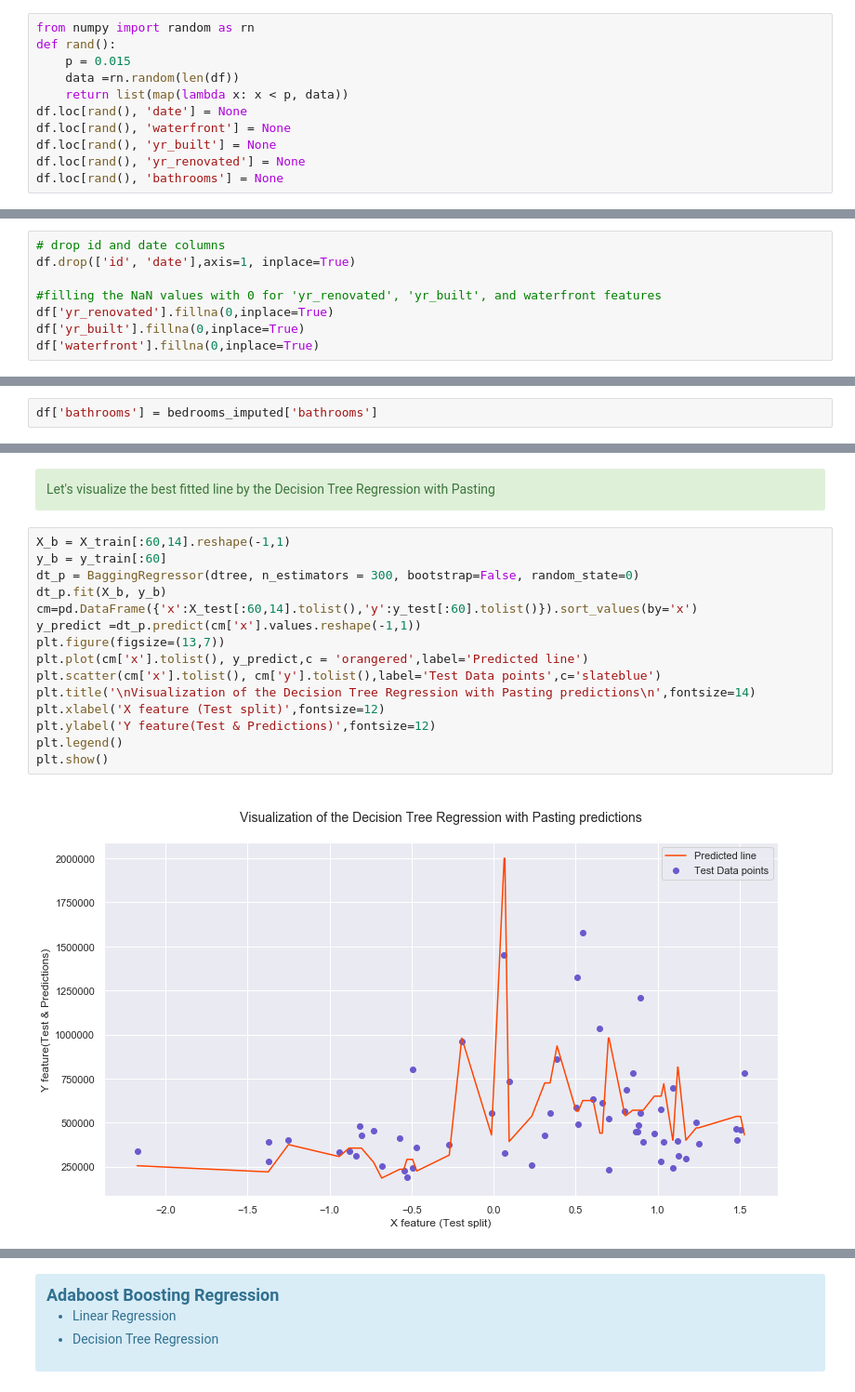
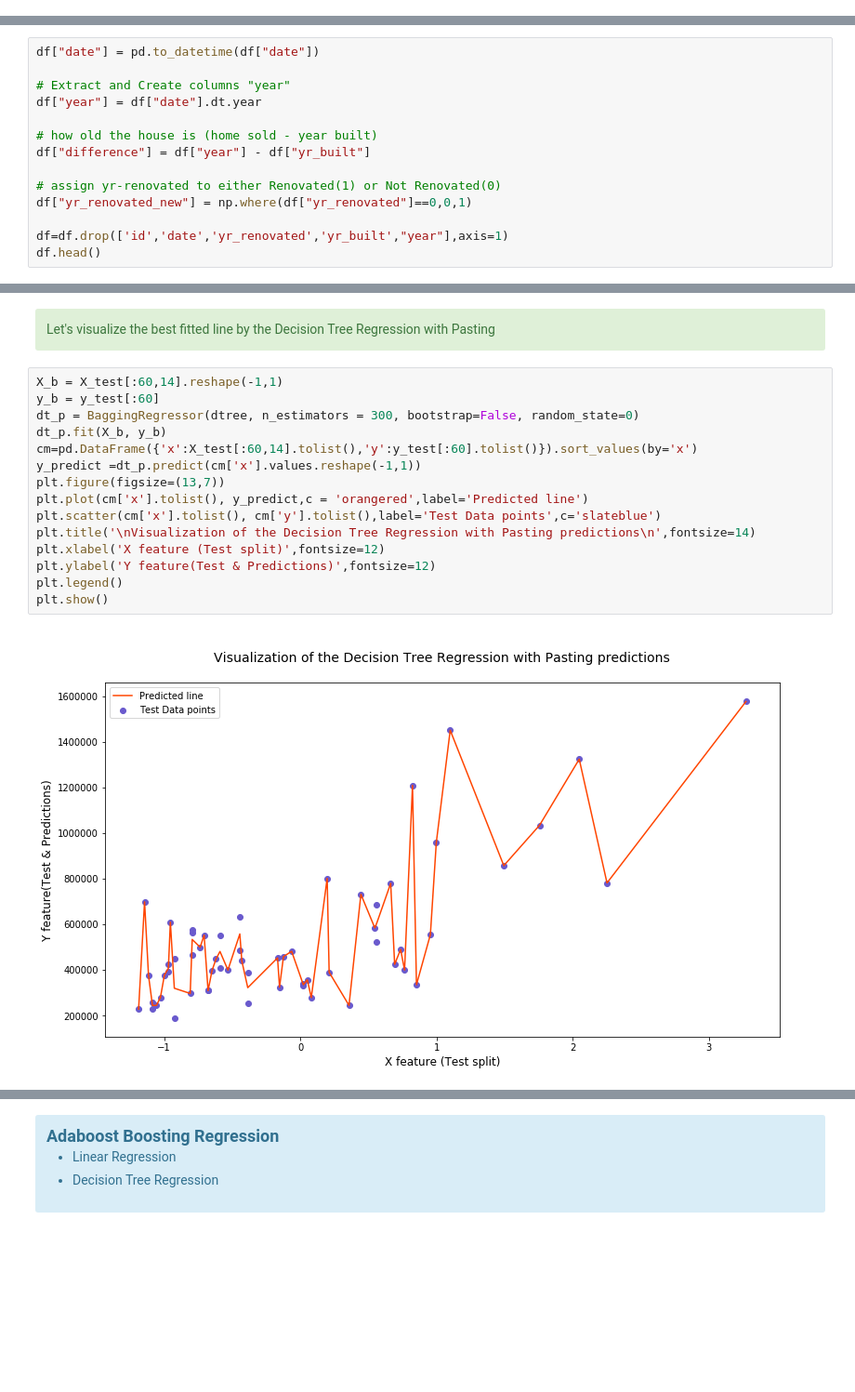
Before and after one commit to dtliao/house_sales_King_County_part2, a Jupyter notebook: house_sales_King_County2.ipynb, the cells around one changed output, grey strips where cells are left out. Shown at 93% size. Saved outputs shown, nothing was run; the diff lists cells and outputs as text; blank space fills up the shorter version.

```diff
--- a/house_sales_King_County2.ipynb
+++ b/house_sales_King_County2.ipynb
@@ -35,11 +33,0 @@ df.head()
-# %%
-from numpy import random as rn
-def rand():
-    p = 0.015
-    data =rn.random(len(df))
-    return list(map(lambda x: x < p, data))
-df.loc[rand(), 'date'] = None
-df.loc[rand(), 'waterfront'] = None
-df.loc[rand(), 'yr_built'] = None
-df.loc[rand(), 'yr_renovated'] = None
-df.loc[rand(), 'bathrooms'] = None
@@ -69,8 +33,0 @@ pd.concat([df.isnull().sum().sort_values(ascending = False),((df.isnull().sum()
-# %%
-# drop id and date columns
-df.drop(['id', 'date'],axis=1, inplace=True)
-
-#filling the NaN values with 0 for 'yr_renovated', 'yr_built', and waterfront features
-df['yr_renovated'].fillna(0,inplace=True)
-df['yr_built'].fillna(0,inplace=True)
-df['waterfront'].fillna(0,inplace=True)
@@ -118,2 +33,0 @@ bedrooms_imputed['bathrooms'].isnull().sum()
-# %%
-df['bathrooms'] = bedrooms_imputed['bathrooms']
@@ -132,0 +34,14 @@ And we will also be dropping the features `id` and `date as they won't be quite
+# %%
+df["date"] = pd.to_datetime(df["date"])
+
+# Extract and Create columns "year"
+df["year"] = df["date"].dt.year
+
+# how old the house is (home sold - year built)
+df["difference"] = df["year"] - df["yr_built"]
+
+# assign yr-renovated to either Renovated(1) or Not Renovated(0)
+df["yr_renovated_new"] = np.where(df["yr_renovated"]==0,0,1)
+
+df=df.drop(['id','date','yr_renovated','yr_built',"year"],axis=1)
+df.head()
@@ -580,22 +492,22 @@ For max features = 10 , max_samples = 0.5 , n_estimators = 300 :
 # %% [markdown]
 <div class="alert alert-block alert-success">Let's visualize the best fitted line by the Decision Tree Regression with Pasting
 # %%
-X_b = X_train[:60,14].reshape(-1,1)
-y_b = y_train[:60]
+X_b = X_test[:60,14].reshape(-1,1)
+y_b = y_test[:60]
 dt_p = BaggingRegressor(dtree, n_estimators = 300, bootstrap=False, random_state=0)
 dt_p.fit(X_b, y_b)
 cm=pd.DataFrame({'x':X_test[:60,14].tolist(),'y':y_test[:60].tolist()}).sort_values(by='x')
 y_predict =dt_p.predict(cm['x'].values.reshape(-1,1))
 plt.figure(figsize=(13,7))
 plt.plot(cm['x'].tolist(), y_predict,c = 'orangered',label='Predicted line')
 plt.scatter(cm['x'].tolist(), cm['y'].tolist(),label='Test Data points',c='slateblue')
 plt.title('\nVisualization of the Decision Tree Regression with Pasting predictions\n',fontsize=14)
 plt.xlabel('X feature (Test split)',fontsize=12)
 plt.ylabel('Y feature(Test & Predictions)',fontsize=12)
 plt.legend()
 plt.show()
 # %% [output]
-[figure, old version]
+[figure, new version]
 # %% [markdown]
 <div class="alert alert-block alert-danger">
 
```
Also changed, not shown: parts of 108 cells of this notebook, 2 other files.
